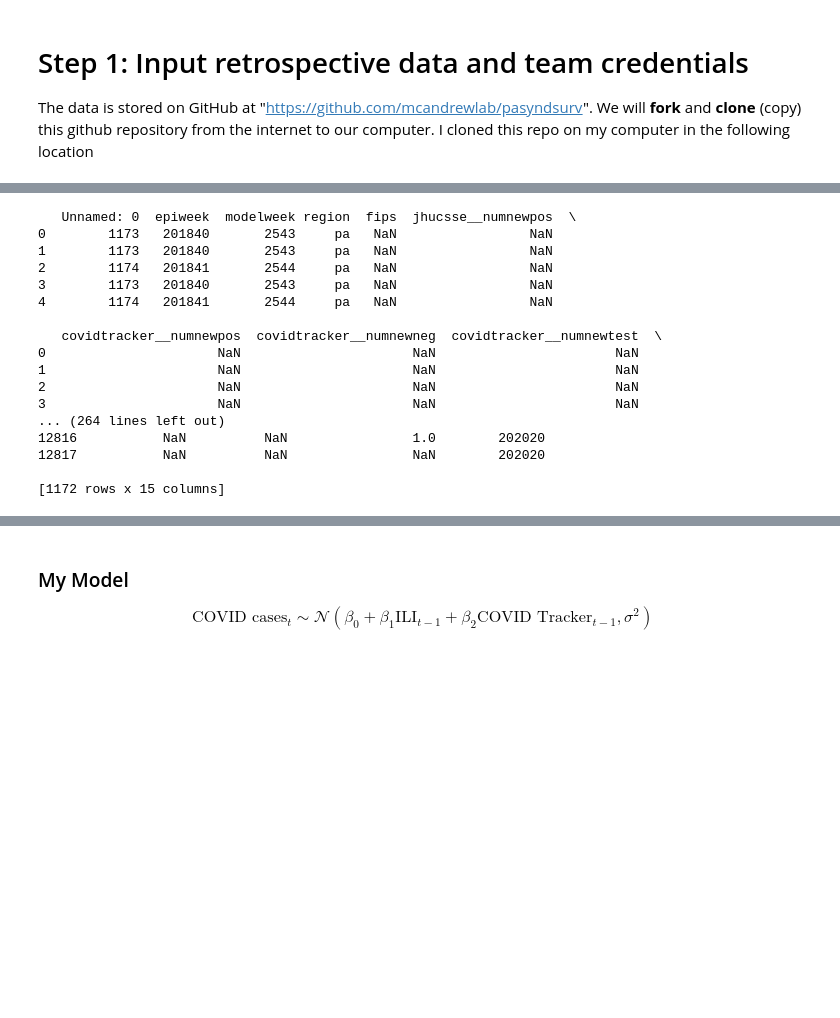
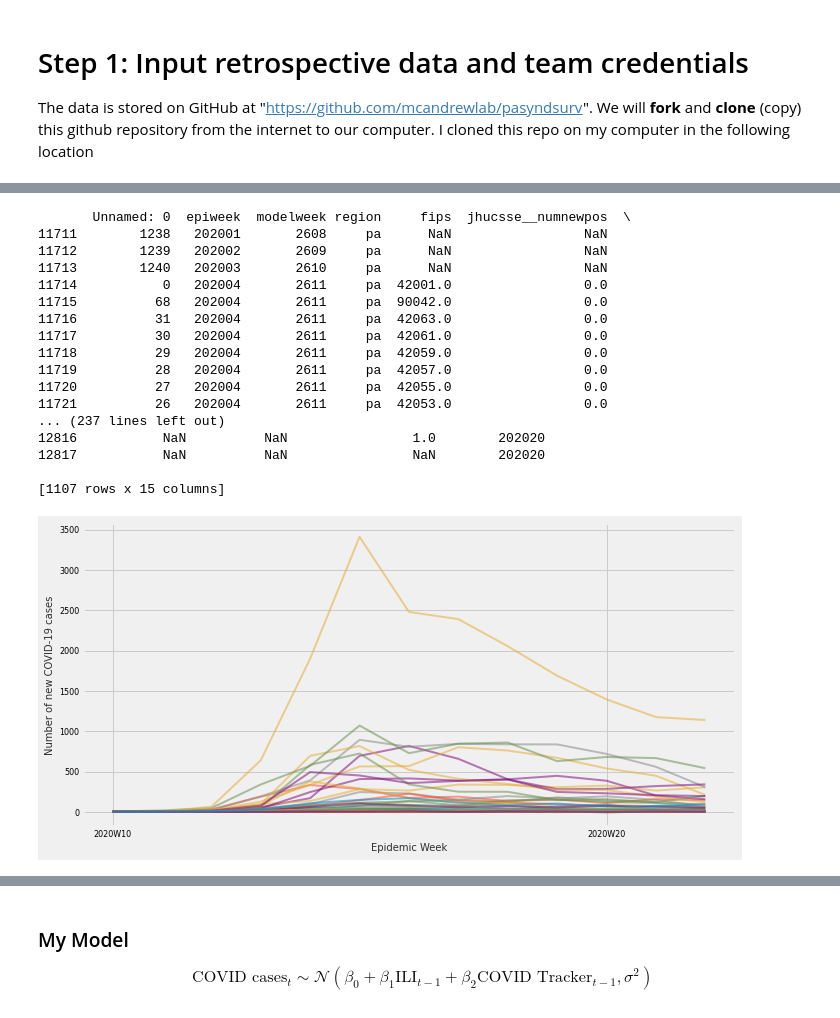
Before and after one commit to computationalUncertaintyLab/forecastingpipeline, a Jupyter notebook: forecastingPipeline.ipynb, the cells around one changed output, grey strips where cells are left out. Cells and saved outputs as stored; diff of their text form; code cells hidden in the pictures; blank space fills up the shorter version.

```diff
--- a/forecastingPipeline.ipynb
+++ b/forecastingPipeline.ipynb
@@ -24,25 +61,43 @@ I'll create a folder "/syndromicSurv/models/TheStatAttack"
 # %%
-trainingData = pd.read_csv("/Users/thomasmcandrew/science/syndromicSurv/data/cases/PATrainingDataCases.csv")
-print(trainingData.head())
-
 # look at the data we have available for a specific week
-print(trainingData[trainingData.trainingweek==202020])
+print(trainingData[(trainingData.trainingweek==202020) & (trainingData.epiweek>201952)])
 # %% [output]
-   Unnamed: 0  epiweek  modelweek region  fips  jhucsse__numnewpos  \
-0        1173   201840       2543     pa   NaN                 NaN
-1        1173   201840       2543     pa   NaN                 NaN
-2        1174   201841       2544     pa   NaN                 NaN
-3        1173   201840       2543     pa   NaN                 NaN
-4        1174   201841       2544     pa   NaN                 NaN
-
-   covidtracker__numnewpos  covidtracker__numnewneg  covidtracker__numnewtest  \
-0                      NaN                      NaN                       NaN
-1                      NaN                      NaN                       NaN
-2                      NaN                      NaN                       NaN
-3                      NaN                      NaN                       NaN
-... (264 lines left out)
+       Unnamed: 0  epiweek  modelweek region     fips  jhucsse__numnewpos  \
+11711        1238   202001       2608     pa      NaN                 NaN
+11712        1239   202002       2609     pa      NaN                 NaN
+11713        1240   202003       2610     pa      NaN                 NaN
+11714           0   202004       2611     pa  42001.0                 0.0
+11715          68   202004       2611     pa  90042.0                 0.0
+11716          31   202004       2611     pa  42063.0                 0.0
+11717          30   202004       2611     pa  42061.0                 0.0
+11718          29   202004       2611     pa  42059.0                 0.0
+11719          28   202004       2611     pa  42057.0                 0.0
+11720          27   202004       2611     pa  42055.0                 0.0
+11721          26   202004       2611     pa  42053.0                 0.0
+... (237 lines left out)
 12816           NaN          NaN                1.0        202020
 12817           NaN          NaN                NaN        202020
 
-[1172 rows x 15 columns]
+[1107 rows x 15 columns]
+# %%
+mostRecentTrainingWeek = max(trainingData.trainingweek)
+mostRecentData = trainingData[trainingData.trainingweek==mostRecentTrainingWeek]
+the2020Season = mostRecentData[mostRecentData.epiweek>=202001]
+
+fig,ax = plt.subplots()
+plt.style.use('fivethirtyeight')
+for fip, data in the2020Season.groupby(['fips']):
+    ax.plot(data.epiweek,data.dohweb__numnewpos,linewidth=2,alpha=0.55)
+
+ax.tick_params(which='both',labelsize=8)
+ax.set_ylabel('Number of new COVID-19 cases',fontsize=10,color="#2d2d2d")
+ax.set_xlabel('Epidemic Week',fontsize=10,color="#2d2d2d")
+
+ax.set_xticks([202010,202020])
+ax.set_xticklabels(['2020W10','2020W20'])
+
+fig.set_tight_layout(True)
+fig.set_size_inches(10,5)
+# %% [output]
+[figure, added]
 # %% [markdown]
```
Also changed, not shown: parts of 8 cells of this notebook.
